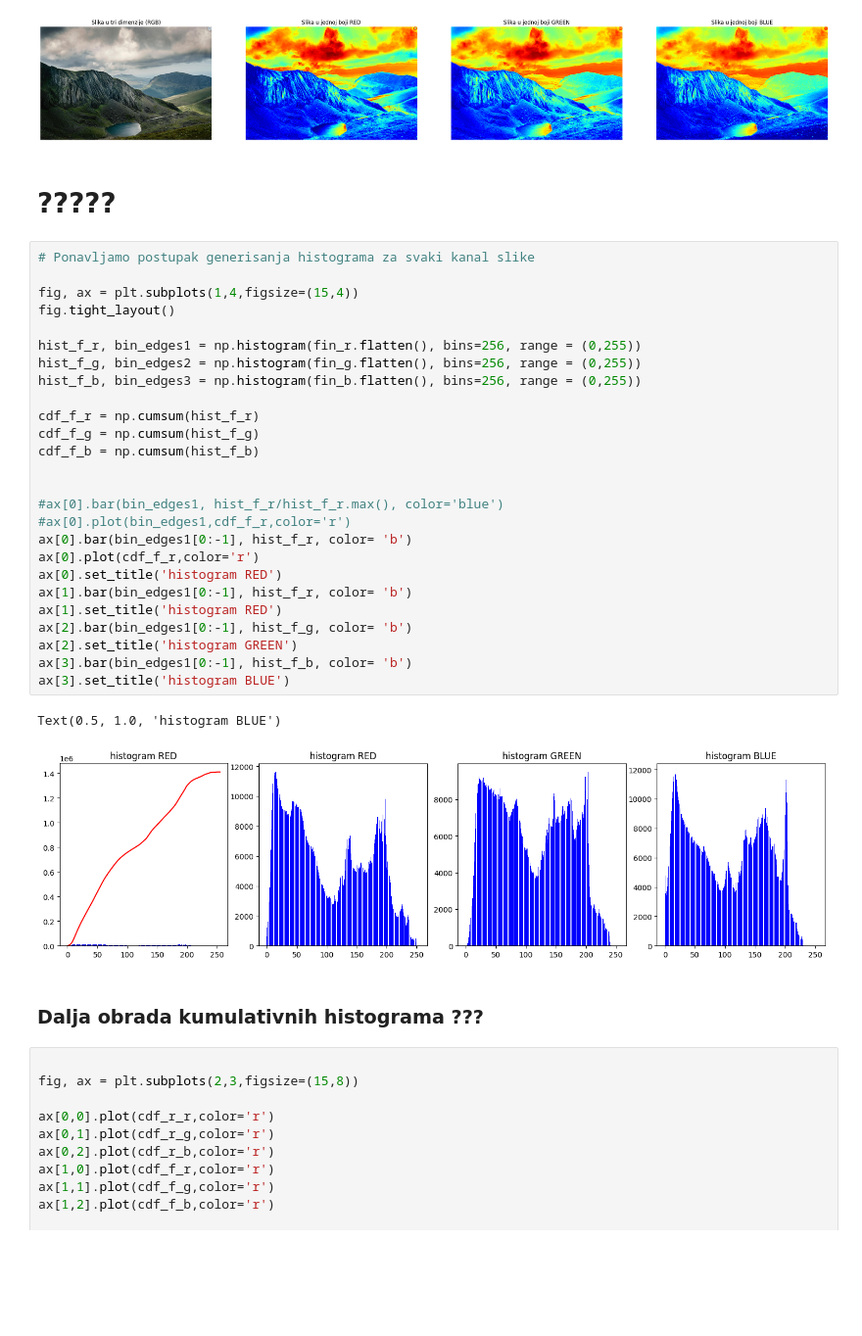
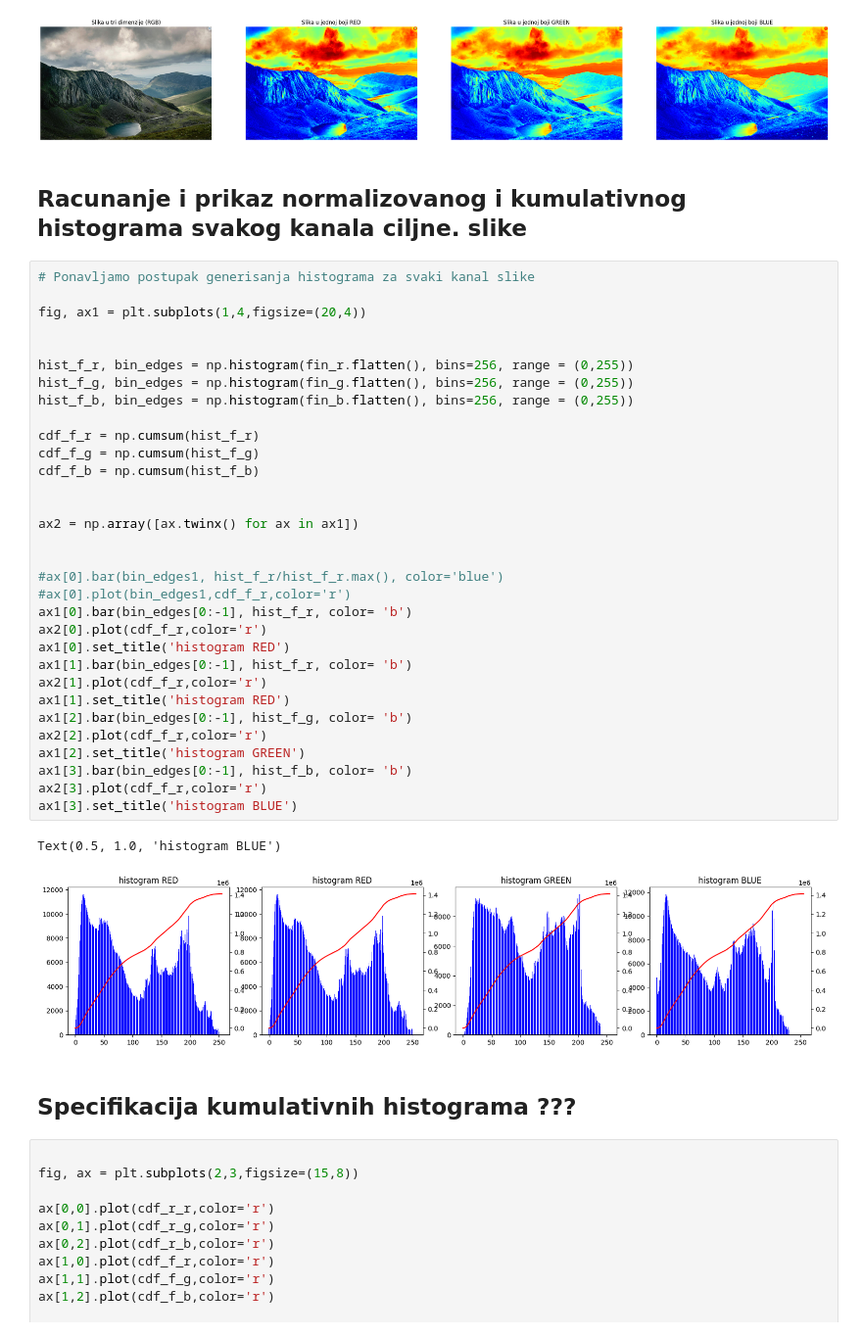
Before and after one commit to janamitrovic1/Promena-palete-scene, a Jupyter notebook: promena_paleta_scene.ipynb, the cells around one changed output. Shown at 98% size. Drawn from its saved outputs; the diff is of its cells as text; blank space fills up the shorter version.

Commit message:
2.0.0 Plot, bar, hist, cumhist done

```diff
--- a/promena_paleta_scene.ipynb
+++ b/promena_paleta_scene.ipynb
@@ -114,39 +116,45 @@ ax[3].set_title('Slika u jednoj boji BLUE')
 # %% [output]
 Text(0.5, 1.0, 'Slika u jednoj boji BLUE')
 [figure]
-# %% [markdown]
-# ?????
+# %% [markdown]
+## Racunanje i prikaz normalizovanog i kumulativnog histograma svakog kanala ciljne. slike
 # %%
 # Ponavljamo postupak generisanja histograma za svaki kanal slike
 
-fig, ax = plt.subplots(1,4,figsize=(15,4))
-fig.tight_layout()
+fig, ax1 = plt.subplots(1,4,figsize=(20,4))
 
-hist_f_r, bin_edges1 = np.histogram(fin_r.flatten(), bins=256, range = (0,255))
-hist_f_g, bin_edges2 = np.histogram(fin_g.flatten(), bins=256, range = (0,255))
-hist_f_b, bin_edges3 = np.histogram(fin_b.flatten(), bins=256, range = (0,255))
+
+hist_f_r, bin_edges = np.histogram(fin_r.flatten(), bins=256, range = (0,255))
+hist_f_g, bin_edges = np.histogram(fin_g.flatten(), bins=256, range = (0,255))
+hist_f_b, bin_edges = np.histogram(fin_b.flatten(), bins=256, range = (0,255))
 
 cdf_f_r = np.cumsum(hist_f_r)
 cdf_f_g = np.cumsum(hist_f_g)
 cdf_f_b = np.cumsum(hist_f_b)
 
 
+ax2 = np.array([ax.twinx() for ax in ax1])
+
+
 #ax[0].bar(bin_edges1, hist_f_r/hist_f_r.max(), color='blue')
 #ax[0].plot(bin_edges1,cdf_f_r,color='r')
-ax[0].bar(bin_edges1[0:-1], hist_f_r, color= 'b')
-ax[0].plot(cdf_f_r,color='r')
-ax[0].set_title('histogram RED')
-ax[1].bar(bin_edges1[0:-1], hist_f_r, color= 'b')
-ax[1].set_title('histogram RED')
-ax[2].bar(bin_edges1[0:-1], hist_f_g, color= 'b')
-ax[2].set_title('histogram GREEN')
-ax[3].bar(bin_edges1[0:-1], hist_f_b, color= 'b')
-ax[3].set_title('histogram BLUE')
+ax1[0].bar(bin_edges[0:-1], hist_f_r, color= 'b')
+ax2[0].plot(cdf_f_r,color='r')
+ax1[0].set_title('histogram RED')
+ax1[1].bar(bin_edges[0:-1], hist_f_r, color= 'b')
+ax2[1].plot(cdf_f_r,color='r')
+ax1[1].set_title('histogram RED')
+ax1[2].bar(bin_edges[0:-1], hist_f_g, color= 'b')
+ax2[2].plot(cdf_f_r,color='r')
+ax1[2].set_title('histogram GREEN')
+ax1[3].bar(bin_edges[0:-1], hist_f_b, color= 'b')
+ax2[3].plot(cdf_f_r,color='r')
+ax1[3].set_title('histogram BLUE')
 # %% [output]
 Text(0.5, 1.0, 'histogram BLUE')
-[figure, old version]
+[figure, new version]
 # %% [markdown]
-### Dalja obrada kumulativnih histograma ???
+## Specifikacija kumulativnih histograma ???
 # %%
 
 fig, ax = plt.subplots(2,3,figsize=(15,8))
```
Also changed, not shown: parts of 12 cells of this notebook, 1 other file.
